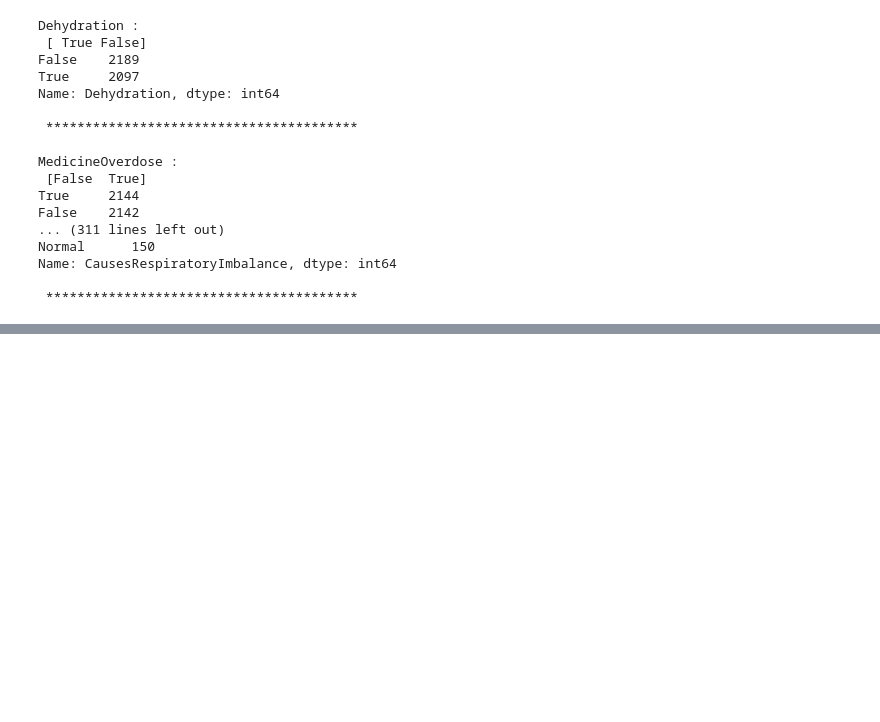
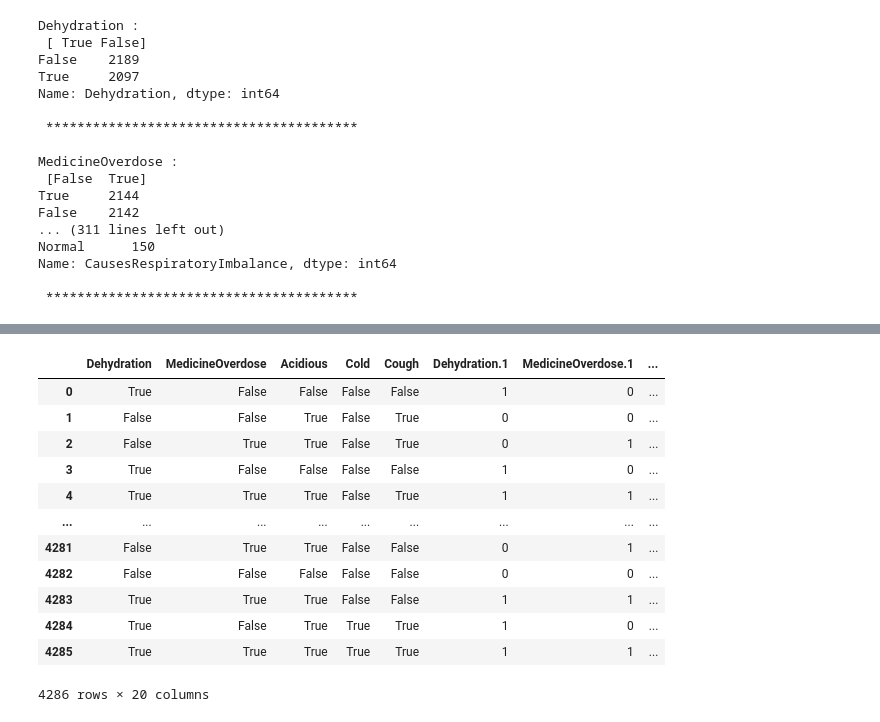
Before and after one commit to abideen-olawuwo/healthmonitor, a Jupyter notebook: health_monitor.ipynb, the cells around one changed output, grey strips where cells are left out. Cells and saved outputs as stored; diff of their text form; code cells hidden in the pictures; blank space fills up the shorter version.

```diff
--- a/health_monitor.ipynb
+++ b/health_monitor.ipynb
@@ -236,0 +250,16 @@ Name: BPSYS, dtype: int64
+# %%
+df
+# %% [output]
+|  | Dehydration | MedicineOverdose | Acidious | Cold | Cough | Dehydration.1 | MedicineOverdose.1 | ... |
+| 0 | True | False | False | False | False | 1 | 0 | ... |
+| 1 | False | False | True | False | True | 0 | 0 | ... |
+| 2 | False | True | True | False | True | 0 | 1 | ... |
+| 3 | True | False | False | False | False | 1 | 0 | ... |
+| 4 | True | True | True | False | True | 1 | 1 | ... |
+| ... | ... | ... | ... | ... | ... | ... | ... | ... |
+| 4281 | False | True | True | False | False | 0 | 1 | ... |
+| 4282 | False | False | False | False | False | 0 | 0 | ... |
+| 4283 | True | True | True | False | False | 1 | 1 | ... |
+| 4284 | True | False | True | True | True | 1 | 0 | ... |
+| 4285 | True | True | True | True | True | 1 | 1 | ... |
+4286 rows × 20 columns
```
Also changed, not shown: parts of 9 cells of this notebook.
